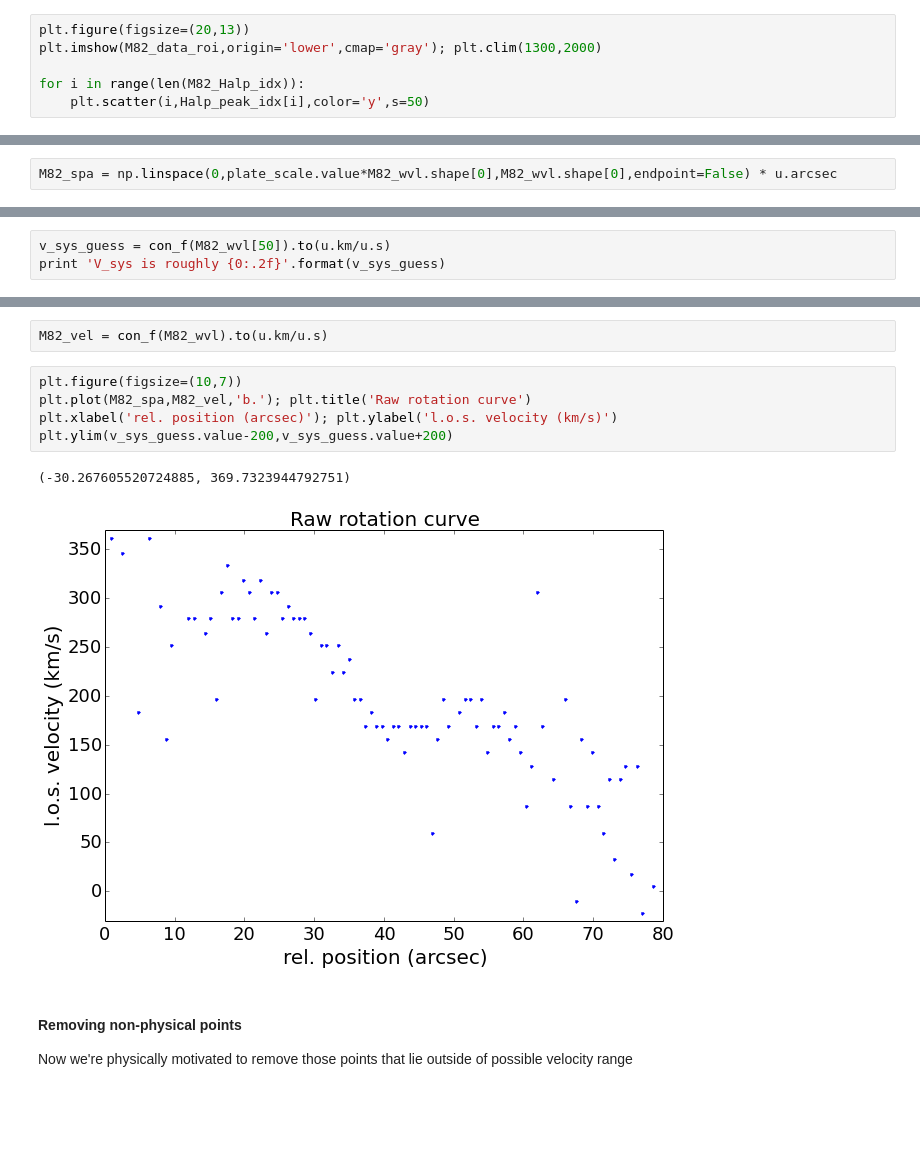
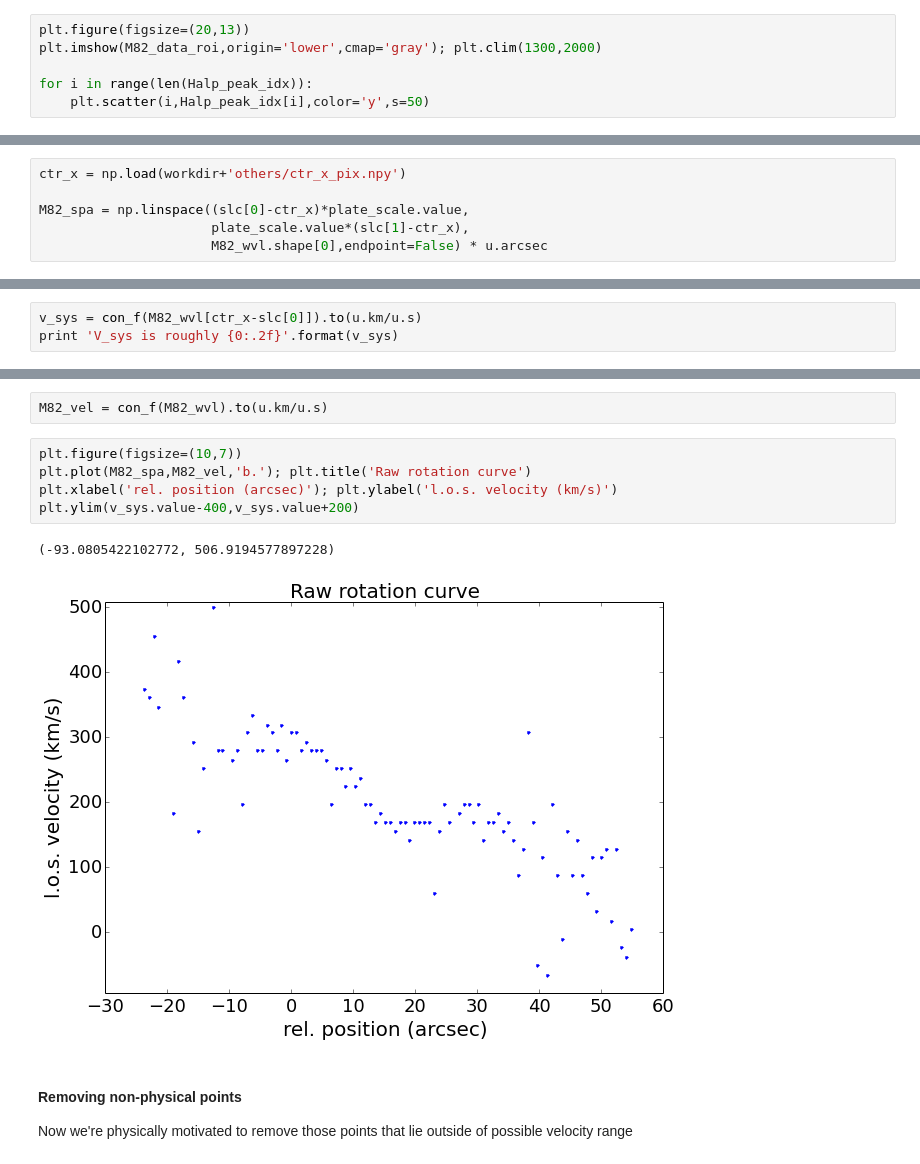
Before and after one commit to Mipanox/PHYS301, a Jupyter notebook: Project/SpecAna.ipynb, the cells around one changed output, grey strips where cells are left out. Saved outputs shown, nothing was run; the diff lists cells and outputs as text; blank space fills up the shorter version.

```diff
--- a/Project/SpecAna.ipynb
+++ b/Project/SpecAna.ipynb
@@ -155,7 +155,7 @@ for i in range(len(M82_spec)):
 plt.figure(figsize=(20,13))
 plt.imshow(M82_data_roi,origin='lower',cmap='gray'); plt.clim(1300,2000)
 
-for i in range(len(M82_Halp_idx)):
+for i in range(len(Halp_peak_idx)):
     plt.scatter(i,Halp_peak_idx[i],color='y',s=50)
 # %% [output]
 [figure]
@@ -219,5 +226,9 @@ Meanwhile, we can transform the x-axis into physical unit too (though we don't k
 # %%
-M82_spa = np.linspace(0,plate_scale.value*M82_wvl.shape[0],M82_wvl.shape[0],endpoint=False) * u.arcsec
+ctr_x = np.load(workdir+'others/ctr_x_pix.npy')
+
+M82_spa = np.linspace((slc[0]-ctr_x)*plate_scale.value,
+                      plate_scale.value*(slc[1]-ctr_x),
+                      M82_wvl.shape[0],endpoint=False) * u.arcsec
 # %%
 plt.figure(figsize=(10,7))
 plt.plot(M82_spa,M82_wvl,'b.'); plt.title('Obs. wavelength')
@@ -241,4 +252,4 @@ Suppose the centroid is at 40" in the above plot, we see that the systemic veloc
 # %%
-v_sys_guess = con_f(M82_wvl[50]).to(u.km/u.s)
-print 'V_sys is roughly {0:.2f}'.format(v_sys_guess)
+v_sys = con_f(M82_wvl[ctr_x-slc[0]]).to(u.km/u.s)
+print 'V_sys is roughly {0:.2f}'.format(v_sys)
 # %% [output]
@@ -256,11 +267,11 @@ M82_vel = con_f(M82_wvl).to(u.km/u.s)
 # %%
 plt.figure(figsize=(10,7))
 plt.plot(M82_spa,M82_vel,'b.'); plt.title('Raw rotation curve')
 plt.xlabel('rel. position (arcsec)'); plt.ylabel('l.o.s. velocity (km/s)')
-plt.ylim(v_sys_guess.value-200,v_sys_guess.value+200)
+plt.ylim(v_sys.value-400,v_sys.value+200)
 # %% [output]
-(-30.267605520724885, 369.7323944792751)
+(-93.0805422102772, 506.9194577897228)
-[figure, old version]
+[figure, new version]
 # %% [markdown]
 #### Removing non-physical points
 Now we're physically motivated to remove those points that lie outside of possible velocity range
```
Also changed, not shown: parts of 11 cells of this notebook, 2 other files.
